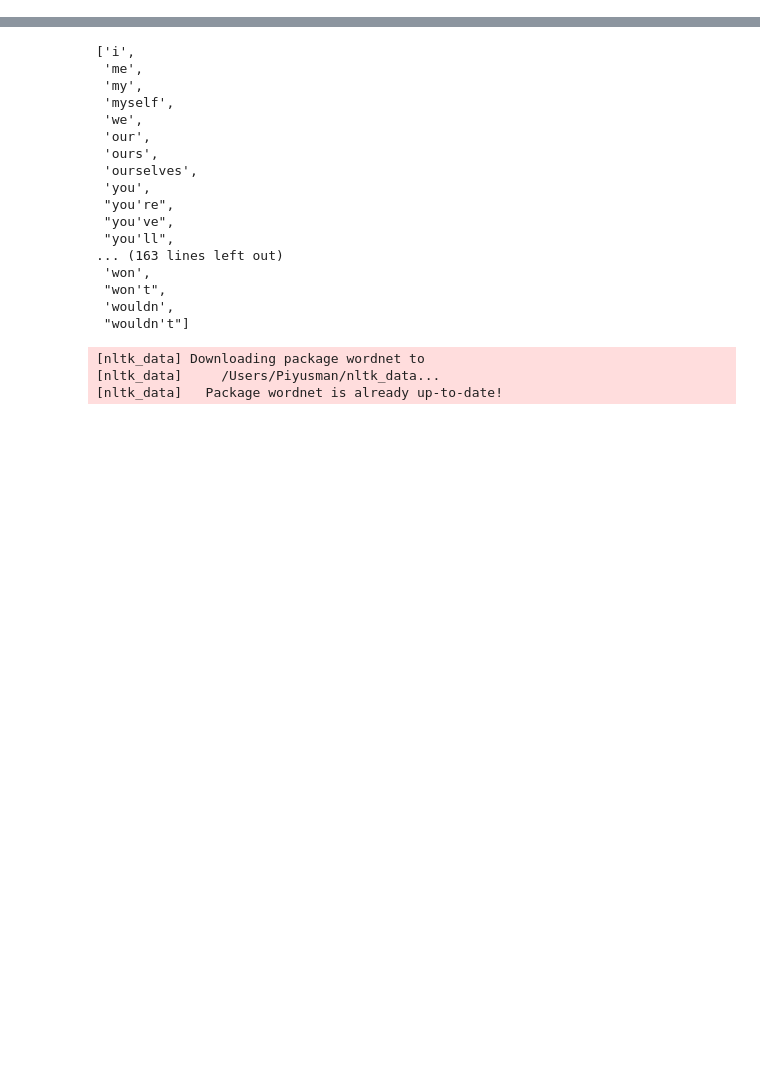
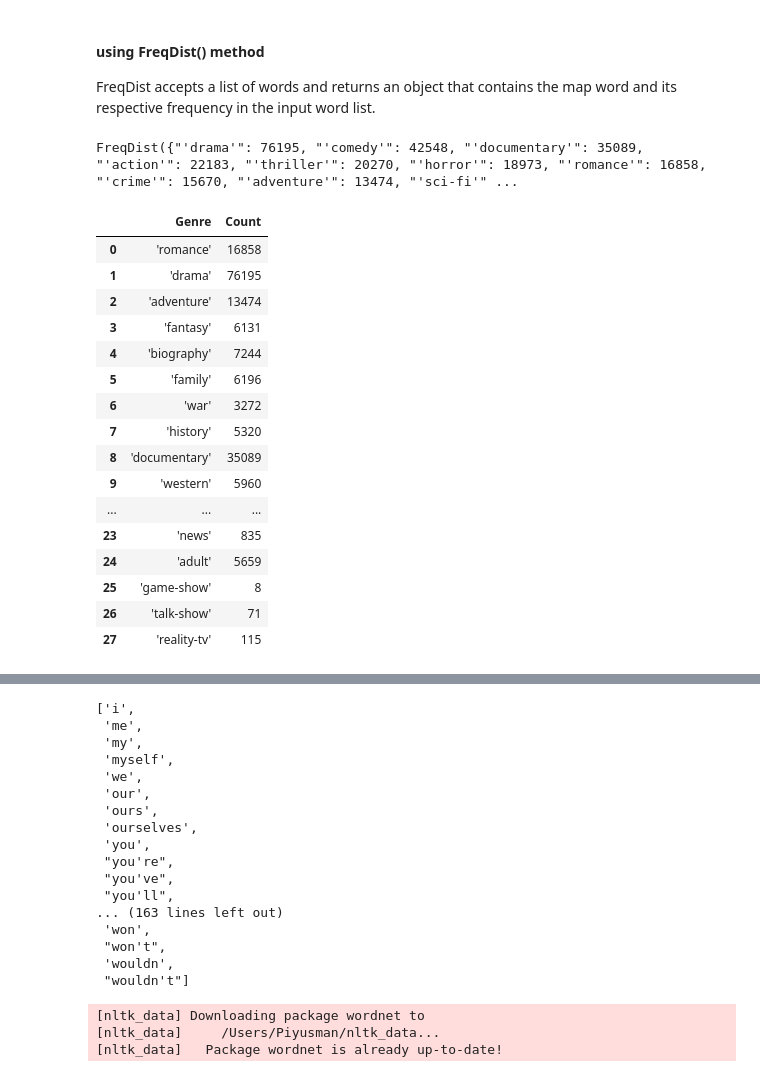
Before and after one commit to priyanshi9692/CMPE256-Project, a Jupyter notebook: Random_Forest.ipynb, the cells around one changed output, grey strips where cells are left out. Cells and saved outputs as stored; diff of their text form; code cells hidden in the pictures; blank space fills up the shorter version.

```diff
--- a/Random_Forest.ipynb
+++ b/Random_Forest.ipynb
@@ -47,16 +0,0 @@ from tensorflow.keras import backend as K
-# %%
-#Get the total number of genres in the dataset
-totalGenres = []
-allGenres = []
-for row in input_df['genres']:
-    if row:
-        temp = []
-        curstr = row[1:-1]
-        curGenres = curstr.split(',')
-        for eachGenre in curGenres:
-            allGenres.append(eachGenre.strip())
-            temp.append(eachGenre.strip())
-        totalGenres.append(temp)
-input_df['new_genres'] = totalGenres
-
-input_df.head()
@@ -114,0 +79,31 @@ df.head()
+# %% [markdown]
+#### using FreqDist() method
+FreqDist accepts a list of words and returns an object that contains the map word and its respective frequency in the input word list.
+# %%
+# nltk(natural language processing toolkit) method freqdist
+allGenres = nltk.FreqDist(allGenres)
+allGenres
+# %% [output]
+FreqDist({"'drama'": 76195, "'comedy'": 42548, "'documentary'": 35089, "'action'": 22183, "'thriller'": 20270, "'horror'": 18973, "'romance'": 16858, "'crime'": 15670, "'adventure'": 13474, "'sci-fi'" ...
+# %%
+all_genres_df = pd.DataFrame({'Genre': list(allGenres.keys()),
+                              'Count': list(allGenres.values())})
+all_genres_df
+# %% [output]
+|  | Genre | Count |
+| 0 | 'romance' | 16858 |
+| 1 | 'drama' | 76195 |
+| 2 | 'adventure' | 13474 |
+| 3 | 'fantasy' | 6131 |
+| 4 | 'biography' | 7244 |
+| 5 | 'family' | 6196 |
+| 6 | 'war' | 3272 |
+| 7 | 'history' | 5320 |
+| 8 | 'documentary' | 35089 |
+| 9 | 'western' | 5960 |
+| ... | ... | ... |
+| 23 | 'news' | 835 |
+| 24 | 'adult' | 5659 |
+| 25 | 'game-show' | 8 |
+| 26 | 'talk-show' | 71 |
+| 27 | 'reality-tv' | 115 |
```
Also changed, not shown: parts of 106 cells of this notebook.
